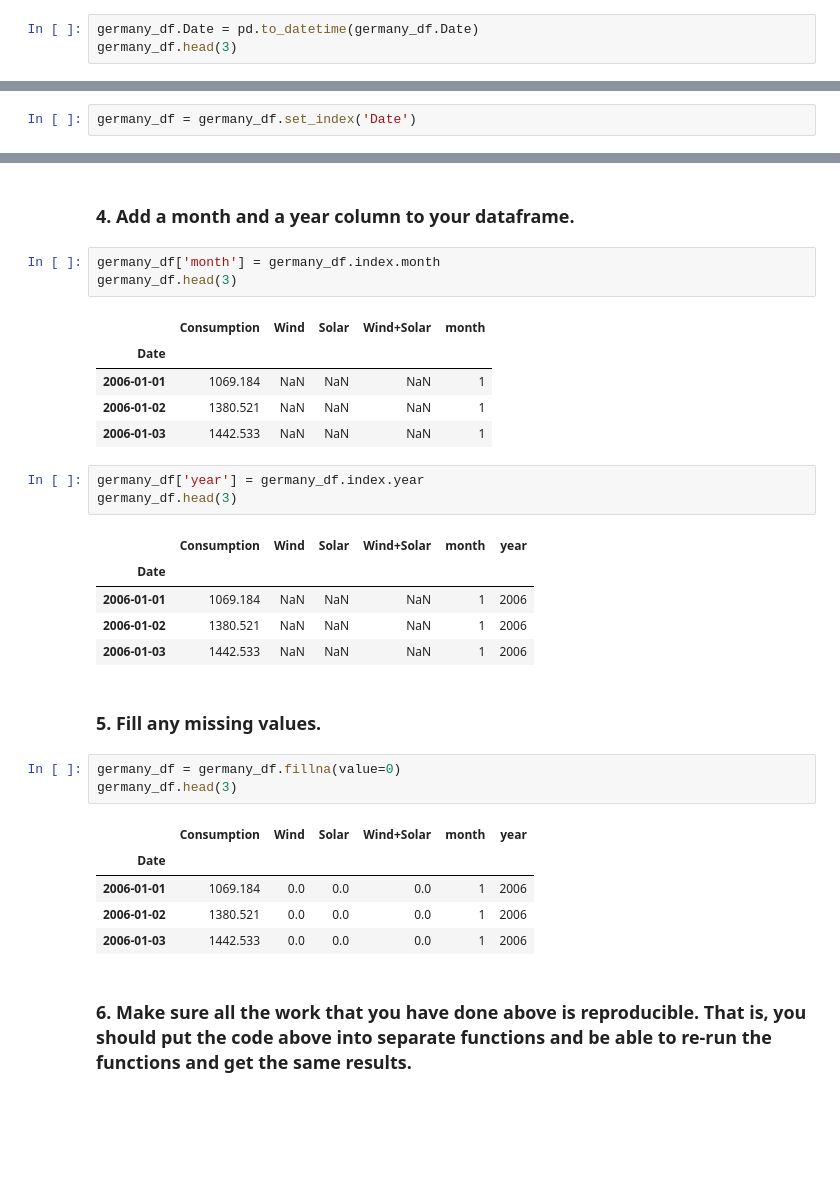
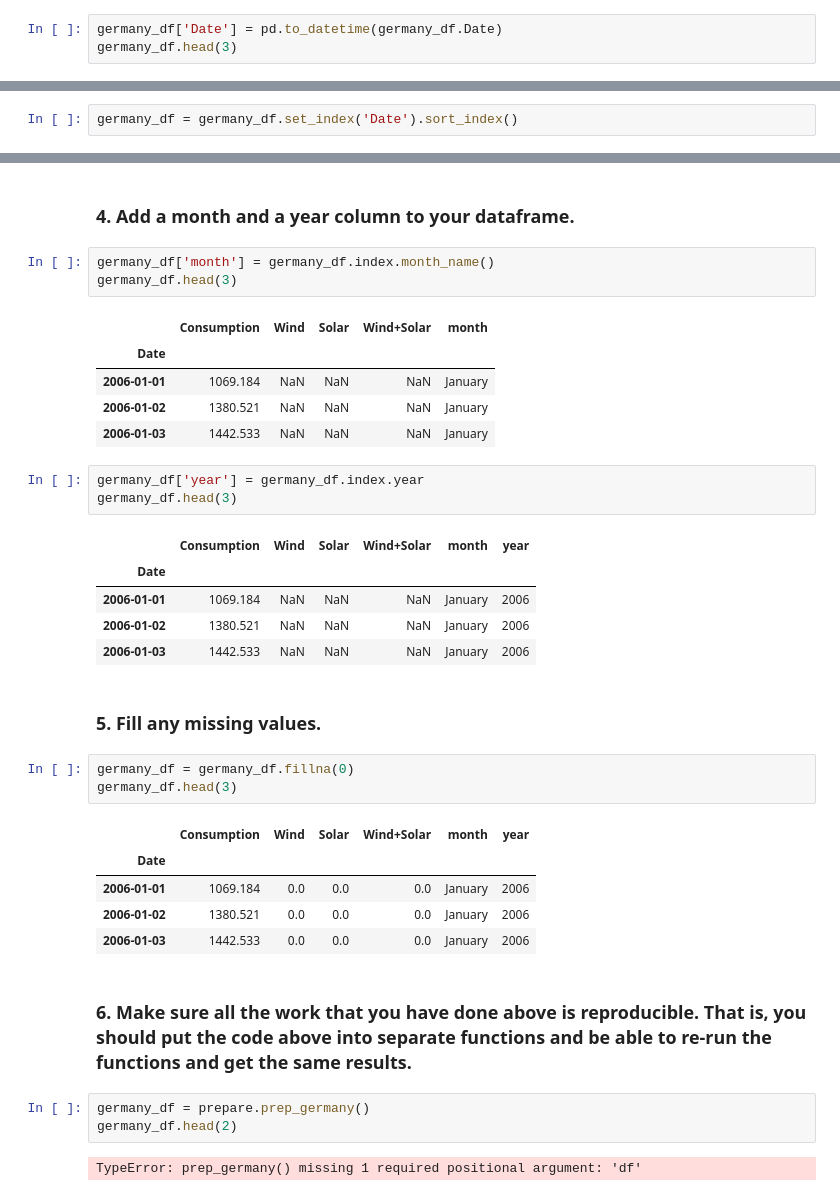
Before and after one commit to lupeluna/time-series-exercises, a Jupyter notebook: Prepare_exercises.ipynb, the cells around one changed output, grey strips where cells are left out. Saved outputs shown, nothing was run; the diff lists cells and outputs as text; blank space fills up the shorter version.

Commit message:
Prepare Exercises

```diff
--- a/Prepare_exercises.ipynb
+++ b/Prepare_exercises.ipynb
@@ -123,7 +136,7 @@ germany_df.head(3)
 # %% [markdown]
 ### 1. Convert date column to datetime format.
 # %%
-germany_df.Date = pd.to_datetime(germany_df.Date)
+germany_df['Date'] = pd.to_datetime(germany_df.Date)
 germany_df.head(3)
 # %% [output]
 |  | Date | Consumption | Wind | Solar | Wind+Solar |
@@ -184,7 +197,7 @@ plt.show()
 # %% [markdown]
 ### 3. Set the index to be the datetime variable.
 # %%
-germany_df = germany_df.set_index('Date')
+germany_df = germany_df.set_index('Date').sort_index()
 # %%
 germany_df.head(2)
 # %% [output]
@@ -195,33 +208,38 @@ germany_df.head(2)
 # %% [markdown]
 ### 4. Add a month and a year column to your dataframe.
 # %%
-germany_df['month'] = germany_df.index.month
+germany_df['month'] = germany_df.index.month_name()
 germany_df.head(3)
 # %% [output]
 |  | Consumption | Wind | Solar | Wind+Solar | month |
 | Date |  |  |  |  |  |
-| 2006-01-01 | 1069.184 | NaN | NaN | NaN | 1 |
-| 2006-01-02 | 1380.521 | NaN | NaN | NaN | 1 |
-| 2006-01-03 | 1442.533 | NaN | NaN | NaN | 1 |
+| 2006-01-01 | 1069.184 | NaN | NaN | NaN | January |
+| 2006-01-02 | 1380.521 | NaN | NaN | NaN | January |
+| 2006-01-03 | 1442.533 | NaN | NaN | NaN | January |
 # %%
 germany_df['year'] = germany_df.index.year
 germany_df.head(3)
 # %% [output]
 |  | Consumption | Wind | Solar | Wind+Solar | month | year |
 | Date |  |  |  |  |  |  |
-| 2006-01-01 | 1069.184 | NaN | NaN | NaN | 1 | 2006 |
-| 2006-01-02 | 1380.521 | NaN | NaN | NaN | 1 | 2006 |
-| 2006-01-03 | 1442.533 | NaN | NaN | NaN | 1 | 2006 |
+| 2006-01-01 | 1069.184 | NaN | NaN | NaN | January | 2006 |
+| 2006-01-02 | 1380.521 | NaN | NaN | NaN | January | 2006 |
+| 2006-01-03 | 1442.533 | NaN | NaN | NaN | January | 2006 |
 # %% [markdown]
 ### 5. Fill any missing values.
 # %%
-germany_df = germany_df.fillna(value=0)
+germany_df = germany_df.fillna(0)
 germany_df.head(3)
 # %% [output]
 |  | Consumption | Wind | Solar | Wind+Solar | month | year |
 | Date |  |  |  |  |  |  |
-| 2006-01-01 | 1069.184 | 0.0 | 0.0 | 0.0 | 1 | 2006 |
-| 2006-01-02 | 1380.521 | 0.0 | 0.0 | 0.0 | 1 | 2006 |
-| 2006-01-03 | 1442.533 | 0.0 | 0.0 | 0.0 | 1 | 2006 |
+| 2006-01-01 | 1069.184 | 0.0 | 0.0 | 0.0 | January | 2006 |
+| 2006-01-02 | 1380.521 | 0.0 | 0.0 | 0.0 | January | 2006 |
+| 2006-01-03 | 1442.533 | 0.0 | 0.0 | 0.0 | January | 2006 |
 # %% [markdown]
 ### 6. Make sure all the work that you have done above is reproducible. That is, you should put the code above into separate functions and be able to re-run the functions and get the same results.
+# %%
+germany_df = prepare.prep_germany()
+germany_df.head(2)
+# %% [output]
+TypeError: prep_germany() missing 1 required positional argument: 'df'
```
Also changed, not shown: parts of 19 cells of this notebook.
